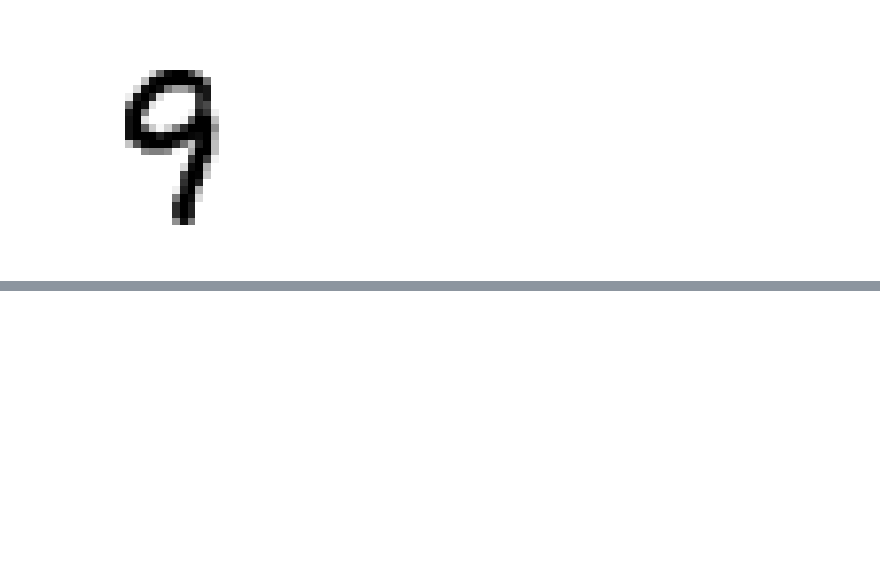
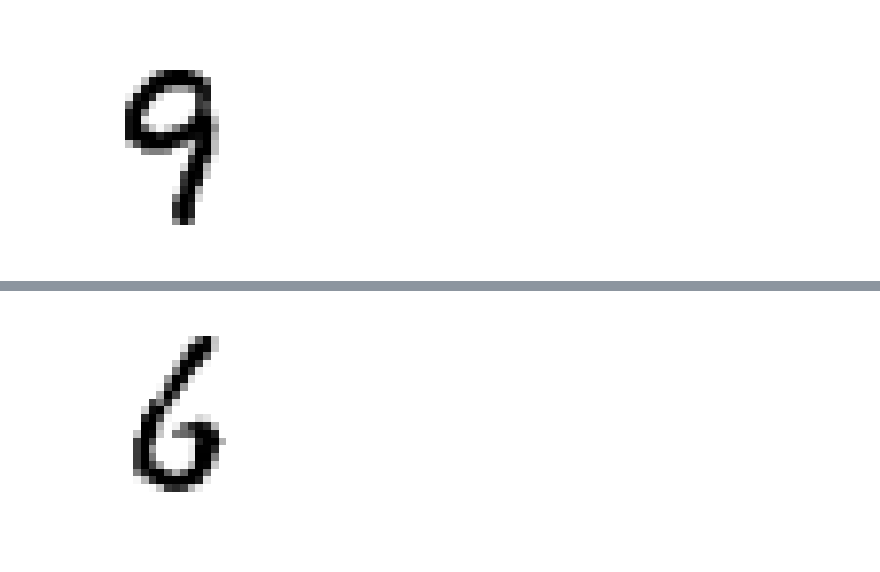
Before and after one commit to HIT-YL/py-03, a Jupyter notebook: Summary_mnist_data_py03_.ipynb, the cells around one changed output, grey strips where cells are left out. Cells and saved outputs as stored; diff of their text form; code cells hidden in the pictures; blank space fills up the shorter version.

```diff
--- a/Summary_mnist_data_py03_.ipynb
+++ b/Summary_mnist_data_py03_.ipynb
@@ -100,0 +132,4 @@ plt.show()
+# %%
+# 1. Google colab에서 제공하는 sample_data/mnist_train_small.csv 를 로드한다.
+minist_t = np.loadtxt('sample_data/mnist_test.csv', delimiter=',', dtype=np.float32)
+minist_t
@@ -100,0 +153,3 @@ plt.show()
+# %%
+# 3. 0번 열을 제외한 나머지가 20000 개의 숫자 이미지데이터를 nminist_t로 구성
+nminist_t = minist_t[:, 1:785]
@@ -100,0 +187,9 @@ plt.show()
+# %%
+# 맷플롯립의 imshow()로 숫자 이미지 보기
+some_nminist_t = nminist_t[50]
+some_nminist_t_image = some_nminist_t.reshape(28,28)
+plt.imshow(some_nminist_t_image, cmap=matplotlib.cm.binary, interpolation="nearest")
+plt.axis("off")
+plt.show()
+# %% [output]
+[figure, added]
```
Also changed, not shown: parts of 13 cells of this notebook.
